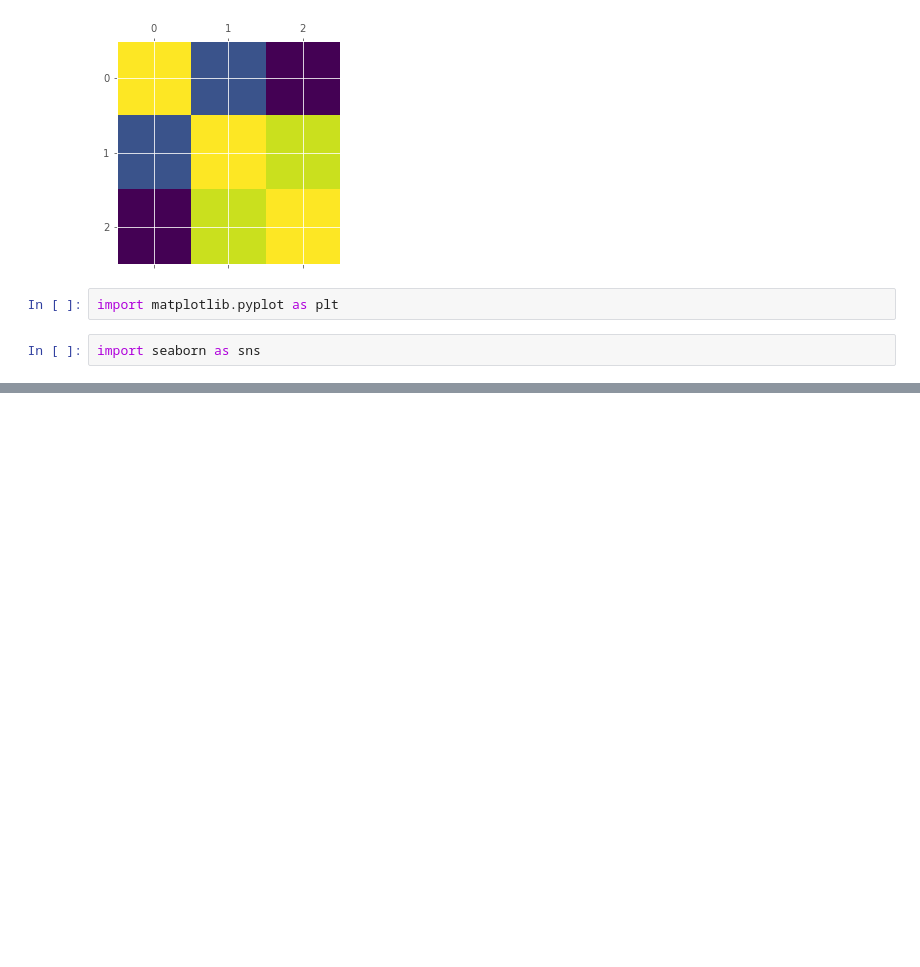
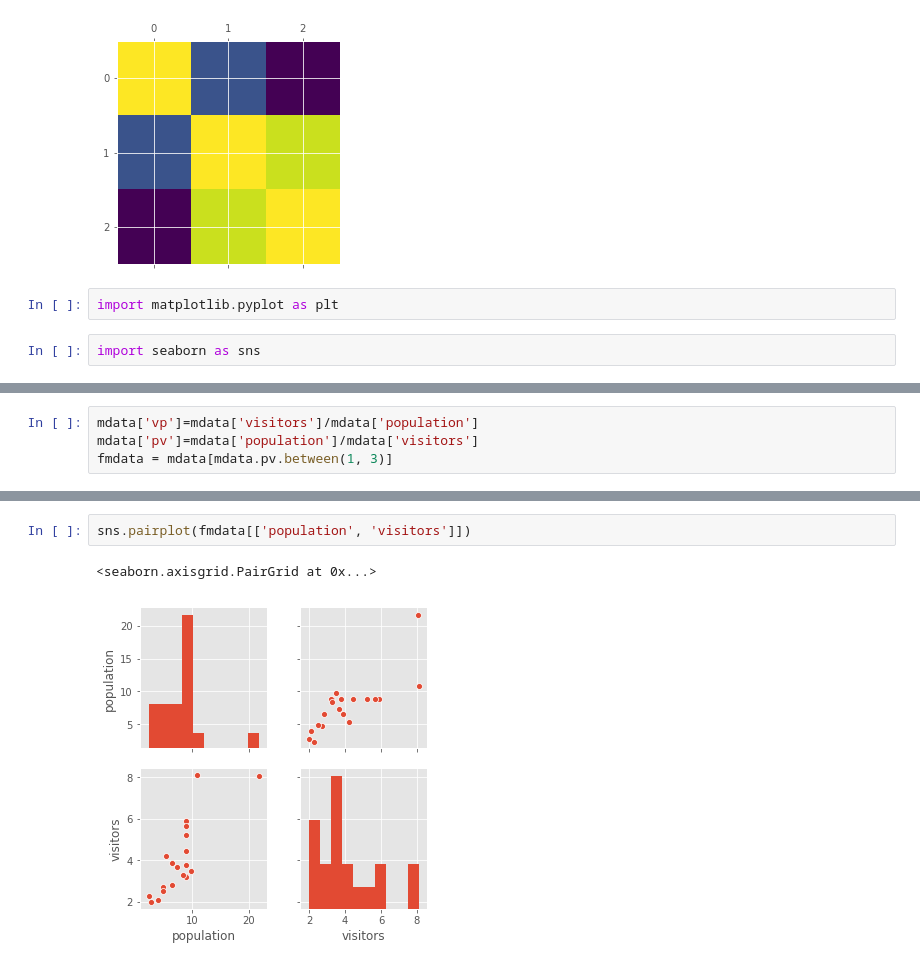
Before and after one commit to perigee/musee, a Jupyter notebook: musee.ipynb, the cells around one changed output, grey strips where cells are left out. Cells and saved outputs as stored; diff of their text form; blank space fills up the shorter version.

```diff
--- a/musee.ipynb
+++ b/musee.ipynb
@@ -172,0 +205,4 @@ TypeError: 'data' must be pandas DataFrame object, not: <class 'numpy.ndarray'>
+# %%
+mdata['vp']=mdata['visitors']/mdata['population']
+mdata['pv']=mdata['population']/mdata['visitors']
+fmdata = mdata[mdata.pv.between(1, 3)]
@@ -172,0 +229,5 @@ TypeError: 'data' must be pandas DataFrame object, not: <class 'numpy.ndarray'>
+# %%
+sns.pairplot(fmdata[['population', 'visitors']])
+# %% [output]
+<seaborn.axisgrid.PairGrid at 0x...>
+[figure, added]
```
Also changed, not shown: parts of 7 cells of this notebook.
